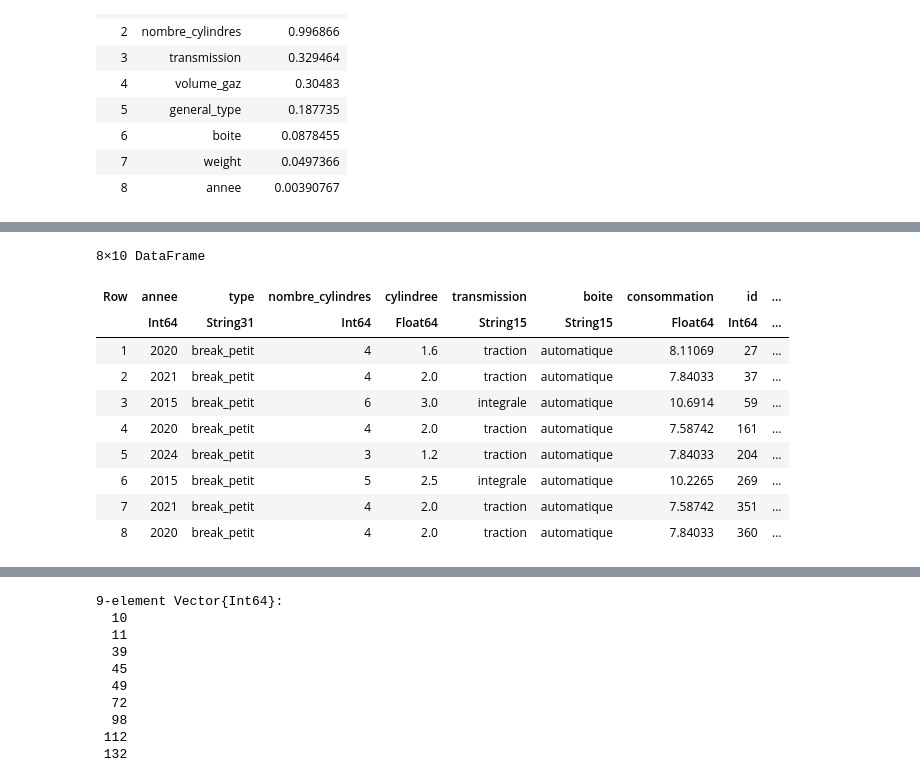
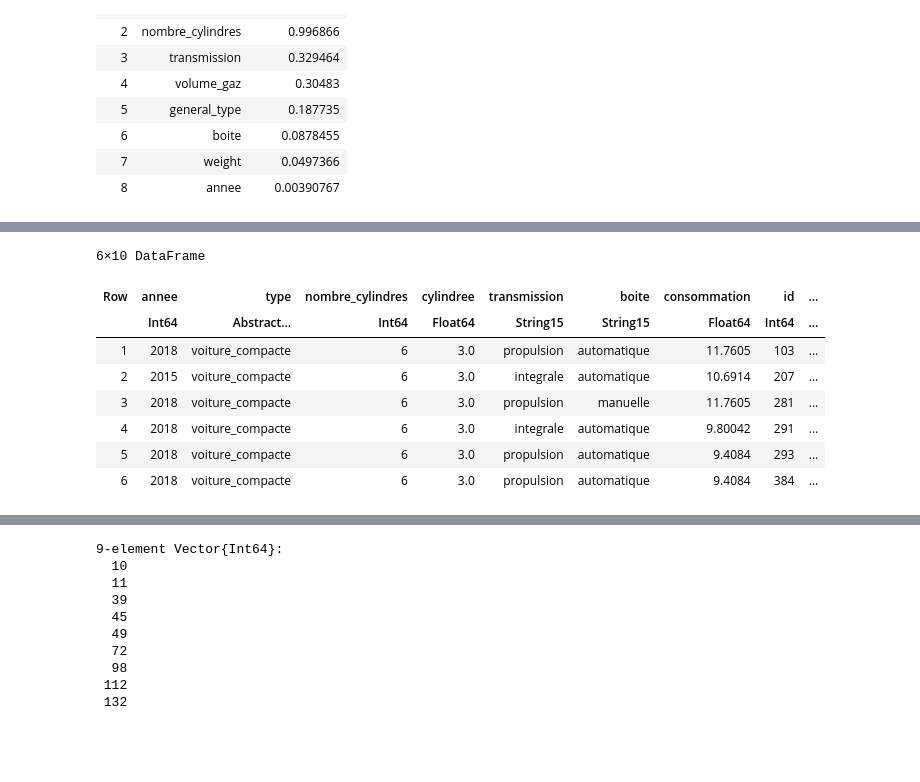
Before and after one commit to Antoine-Lafrance/concours-mth3302, a Jupyter notebook: soumissions_officielles/soumission_13/carl4_de_antoine_de_carl.ipynb, the cells around one changed output, grey strips where cells are left out. Drawn from its saved outputs; the diff is of its cells as text; code cells hidden in the pictures; blank space fills up the shorter version.

```diff
--- a/soumissions_officielles/soumission_13/carl4_de_antoine_de_carl.ipynb
+++ b/soumissions_officielles/soumission_13/carl4_de_antoine_de_carl.ipynb
@@ -541,9 +541,16 @@ COLUMNS_TO_COMPARE_3 = ["nombre_cylindres", "cylindree", "type" ]
 COLUMNS_TO_COMPARE_4 = ["nombre_cylindres", "cylindree"]
 COLUMNS_TO_COMPARE_5 = ["cylindree"]
 
+trainData.type = ifelse.(trainData.type .== "break_petit", "break_moyen", trainData.type)
+testData.type = ifelse.(testData.type .== "break_moyen", "break", testData.type)
+
+trainData.type = ifelse.(trainData.type .== "voiture_deux_places" .&& trainData.nombre_cylindres .>= 8 .&& trainData.boite .== "manuelle" .&& trainData.transmission .== "integrale", "voiture_sport", trainData.type)
+testData.type = ifelse.(testData.type .== "voiture_deux_places" .&& testData.nombre_cylindres .>= 8 .&& testData.boite .== "manuelle" .&& testData.transmission .== "integrale", "voiture_sport", testData.type)
+
 function main(trainData, testData)
     uniqueD = get_unique_data(trainData, COLUMNS_TO_COMPARE_1)
     pairs = find_pairs(uniqueD, testData, COLUMNS_TO_COMPARE_1)
+    print(pairs.id)
     pairs = select(pairs, [:id, :consommation])
     testData = filter(row -> !(row.id in pairs.id), testData)
     # println("pairs_1")
@@ -628,18 +745,17 @@ out, pairs_2 = main(trainData, testData)
 # # 39, 45
 # println(mean(t.consommation))
 # %%
-t = trainData[trainData.type .== "break_petit" ,:]
+t = trainData[trainData.type .== "voiture_compacte" .&& trainData.nombre_cylindres .==6 .&& trainData.cylindree .== 3.0,:]
+# t = trainData[trainData.type .== "voiture_compacte" .|| trainData.type .== "break_moyen" ,:]
 # 39, 45
 # println(mean(t.consommation))
 # %% [output]
-8×10 DataFrame
+6×10 DataFrame
 | Row | annee | type | nombre_cylindres | cylindree | transmission | boite | consommation | id | ... |
-|  | Int64 | String31 | Int64 | Float64 | String15 | String15 | Float64 | Int64 | ... |
-| 1 | 2020 | break_petit | 4 | 1.6 | traction | automatique | 8.11069 | 27 | ... |
-| 2 | 2021 | break_petit | 4 | 2.0 | traction | automatique | 7.84033 | 37 | ... |
-| 3 | 2015 | break_petit | 6 | 3.0 | integrale | automatique | 10.6914 | 59 | ... |
-| 4 | 2020 | break_petit | 4 | 2.0 | traction | automatique | 7.58742 | 161 | ... |
-| 5 | 2024 | break_petit | 3 | 1.2 | traction | automatique | 7.84033 | 204 | ... |
-| 6 | 2015 | break_petit | 5 | 2.5 | integrale | automatique | 10.2265 | 269 | ... |
-| 7 | 2021 | break_petit | 4 | 2.0 | traction | automatique | 7.58742 | 351 | ... |
-| 8 | 2020 | break_petit | 4 | 2.0 | traction | automatique | 7.84033 | 360 | ... |
+|  | Int64 | Abstract… | Int64 | Float64 | String15 | String15 | Float64 | Int64 | ... |
+| 1 | 2018 | voiture_compacte | 6 | 3.0 | propulsion | automatique | 11.7605 | 103 | ... |
+| 2 | 2015 | voiture_compacte | 6 | 3.0 | integrale | automatique | 10.6914 | 207 | ... |
+| 3 | 2018 | voiture_compacte | 6 | 3.0 | propulsion | manuelle | 11.7605 | 281 | ... |
+| 4 | 2018 | voiture_compacte | 6 | 3.0 | integrale | automatique | 9.80042 | 291 | ... |
+| 5 | 2018 | voiture_compacte | 6 | 3.0 | propulsion | automatique | 9.4084 | 293 | ... |
+| 6 | 2018 | voiture_compacte | 6 | 3.0 | propulsion | automatique | 9.4084 | 384 | ... |
```
Also changed, not shown: parts of 12 cells of this notebook, 2 other files.
